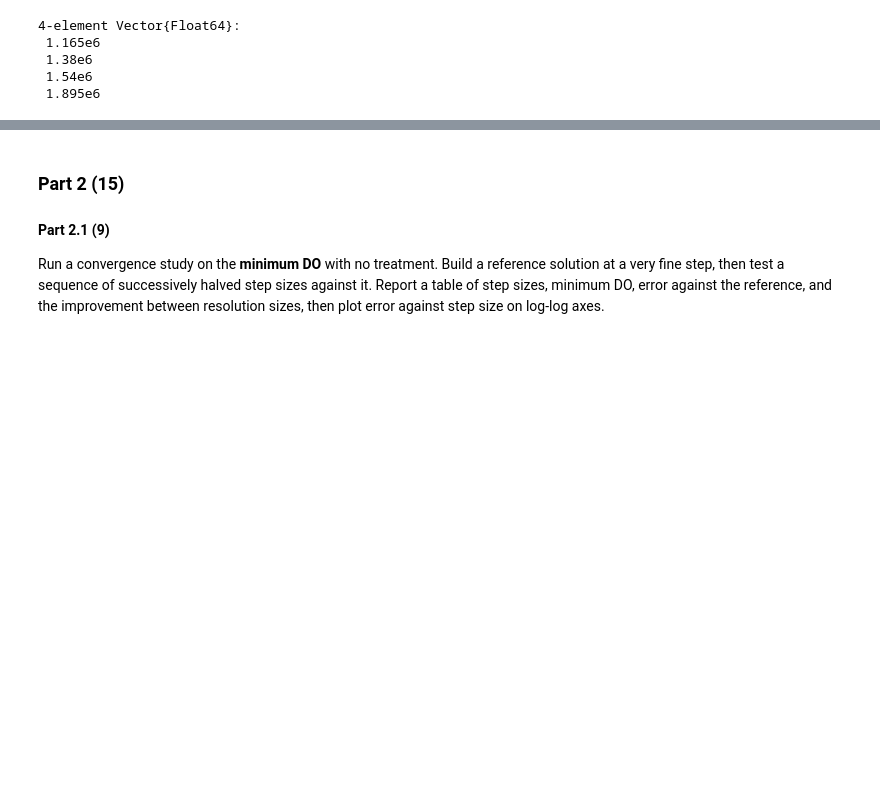
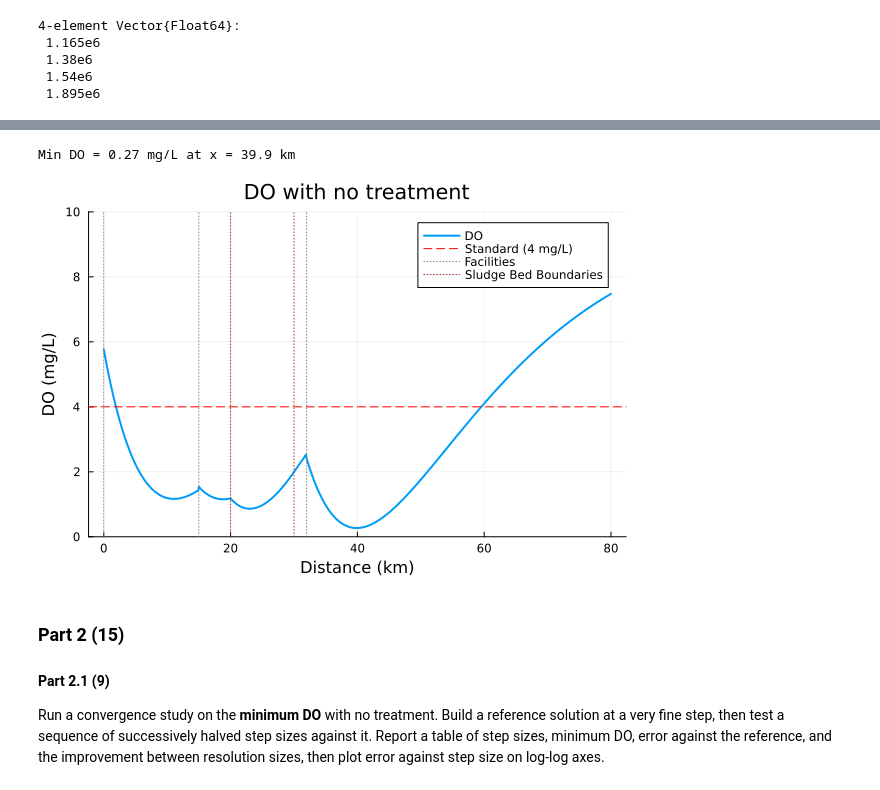
Before and after one commit to ant-san05/Mini-Project-01-Anthony-Daniel, a Jupyter notebook: mp01.ipynb, the cells around one changed output, grey strips where cells are left out. Drawn from its saved outputs; the diff is of its cells as text; code cells hidden in the pictures; blank space fills up the shorter version.

```diff
--- a/mp01.ipynb
+++ b/mp01.ipynb
@@ -346,3 +282,64 @@ Minimum DO = 0.27 mg/L at x = 39.9 km
+# %%
+function simulate_DO(removal)
+    ka = river_params.ka
+    kc = river_params.kc
+    kn = river_params.kn
+    Cs = river_params.Cs
+    U  = river_params.U
+
+    dx = 0.1 # km, puts grid points exactly at 15 and 32
+    x  = 0:dx:80
+    n  = length(x) # for iteration
+    C  = zeros(n) # DO list
+    B  = zeros(n) # CBOD list
+    N  = zeros(n) # NBOD list
+
+    # start with the upstream river
+    Q = river_flow
+    c = river_DO
+    b = river_CBOD
+    nb = river_NBOD
+
+    for i in 1:n
+        # mix in any facility located at this grid point
+        for j in 1:3
+            if isapprox(x[i], facility_location[j])
+                Qj = facility_flow[j]
+                c  = (Q*c  + Qj*facility_DO[j]) / (Q + Qj)
+                b  = (Q*b  + Qj*(1 - removal[j])*facility_CBOD[j]) / (Q + Qj)
+                nb = (Q*nb + Qj*(1 - removal[j])*facility_NBOD[j]) / (Q + Qj)
+                Q  = Q + Qj
+            end
+        end
+
+        C[i] = c
+        B[i] = b
+        N[i] = nb
+
+        # forward Euler step to the next grid point
+        dC = (ka*(Cs - c) - kc*b - kn*nb - sludge_demand(x[i])) / U
+        c  = c  + dx*dC
+        b  = b  - dx*kc*b/U
+        nb = nb - dx*kn*nb/U
+    end
+
+    return x, C, B, N
+end
+
+# no treatment at any facility
+x, C, B, N = simulate_DO([0, 0, 0])
+
+imin = argmin(C)
+println("Min DO = ", round(C[imin], digits=2), " mg/L at x = ", round(x[imin], digits=1), " km")
+
+plot(x, C, lw=2, label="DO", xlabel="Distance (km)", ylabel="DO (mg/L)",
+     title="DO with no treatment", ylims=(0, 10))
+hline!([4], ls=:dash, color=:red, label="Standard (4 mg/L)")
+vline!(facility_location, ls=:dot, color=:gray, label="Facilities")
+vline!([20, 20+10], ls=:dot, color=:brown, label="Sludge Bed Boundaries")
+# %% [output]
+Min DO = 0.27 mg/L at x = 39.9 km
+[figure, added]
 # %% [markdown]
 
 ### Part 2 (15)
```
Also changed, not shown: parts of 2 cells of this notebook.
